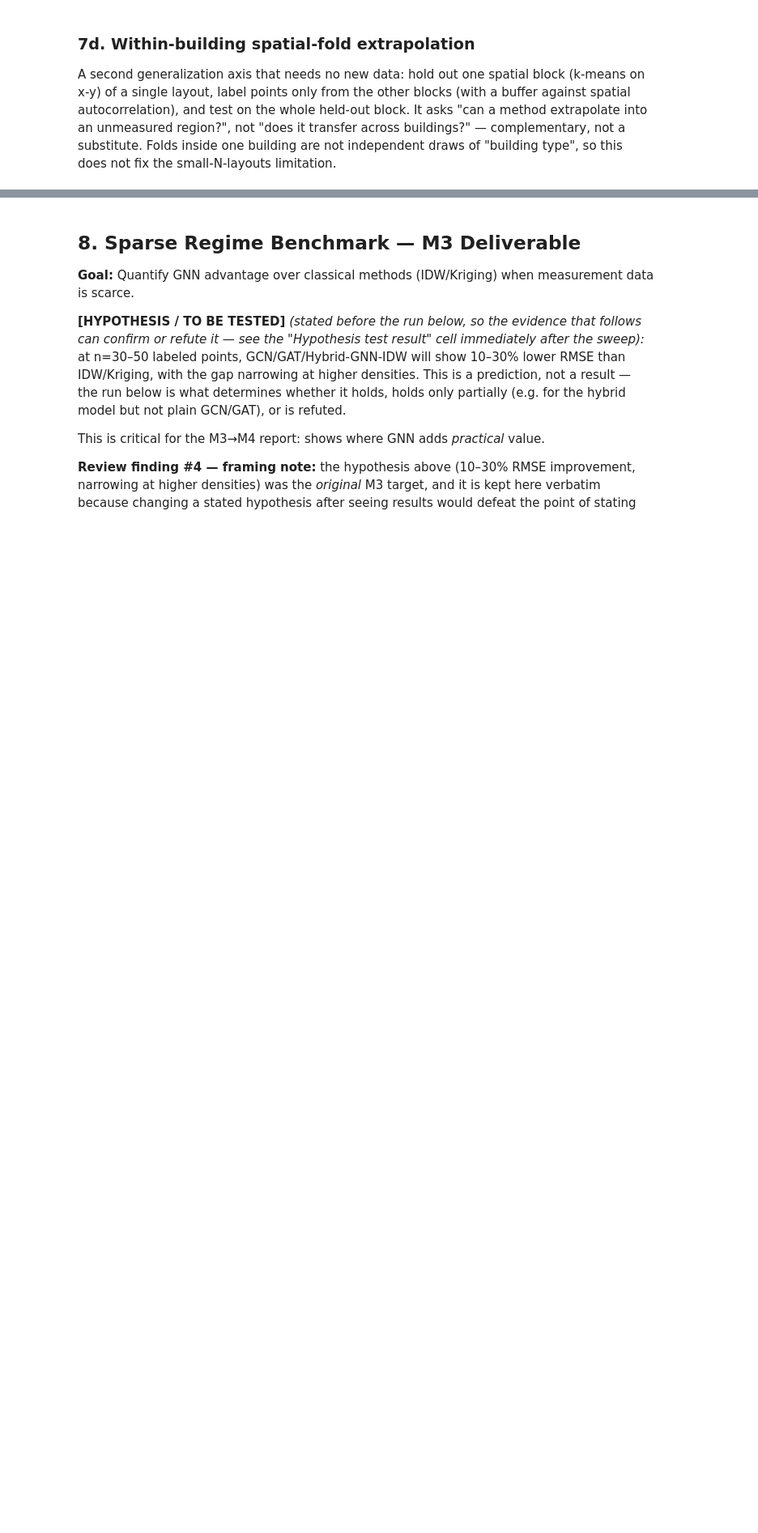
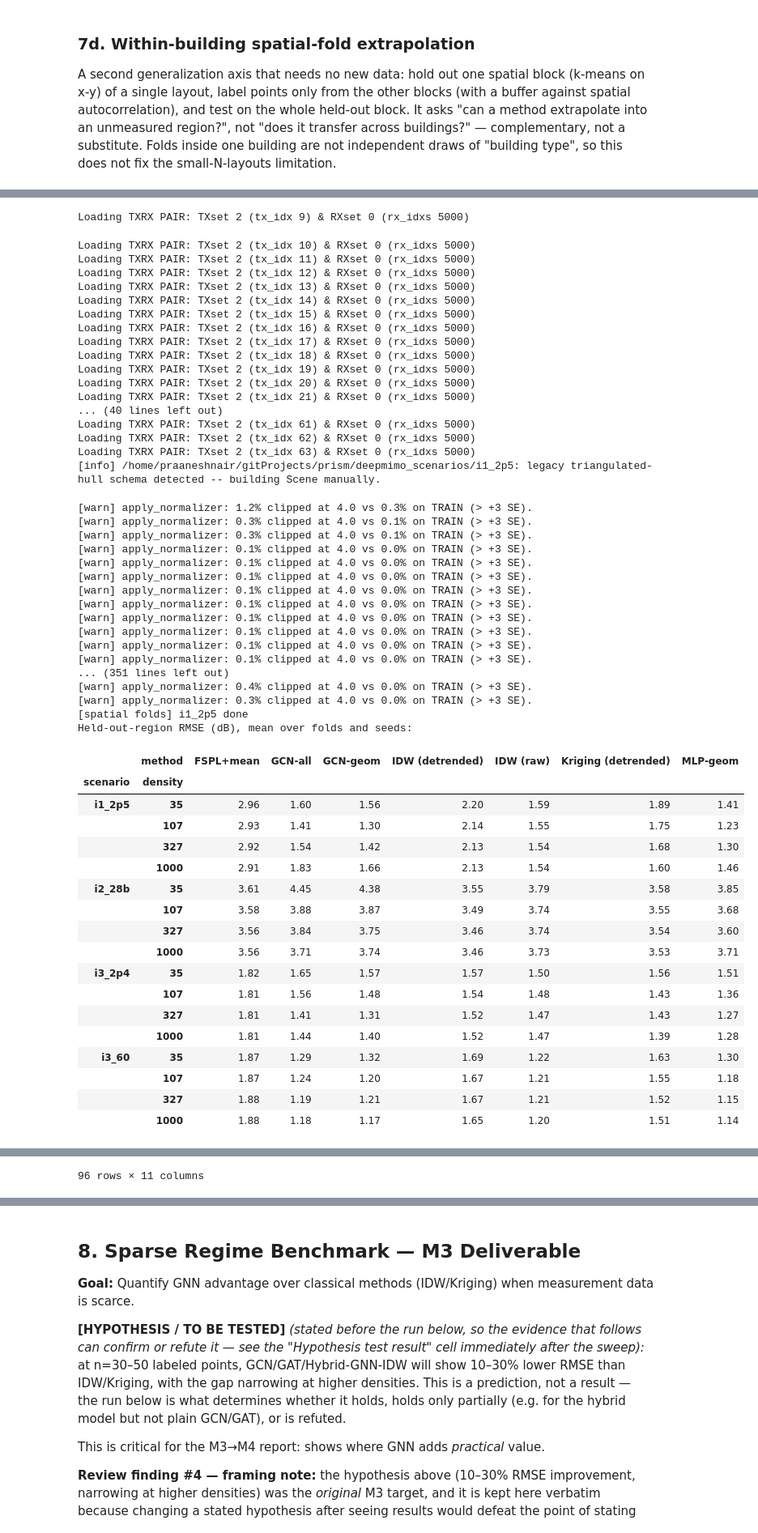
Before and after one commit to CompileArtisan/prism, a Jupyter notebook: radiomap_6g_sweep.ipynb, the cells around one changed output, grey strips where cells are left out. Shown at 81% size. Saved outputs shown, nothing was run; the diff lists cells and outputs as text; code cells hidden in the pictures; blank space fills up the shorter version.

```diff
--- a/radiomap_6g_sweep.ipynb
+++ b/radiomap_6g_sweep.ipynb
@@ -2402,8 +3018,7 @@ def spatial_fold_sweep(scenario_names=None, n_folds=None, densities=None, n_seed
                 if len(cand) < n_lab:
                     print(f"[skip] {scn} fold {fold}: only {len(cand)} candidates < {n_lab}")
                     continue
-                ACTIVE["density"] = n_lab
-                edge_index, edge_weight = BUILDERS[topology](pos)               # knn_k is derived per density
+                edge_index, edge_weight = get_graph(topology, pos, scn, n_lab)  # knn_k is derived per density; cached across folds and seeds
                 for seed in range(n_seeds):
                     tr = np.random.default_rng(seed).permutation(cand)[:n_lab]
 
@@ -2422,6 +3037,7 @@ def spatial_fold_sweep(scenario_names=None, n_folds=None, densities=None, n_seed
                         pred, _ = run_gnn(cls, pos, feats[:, FEATURE_SETS[fs]], rss, freq, edge_index, tr, te,
                                           edge_weight=edge_weight, epochs=epochs, seed=seed)
                         rec(label, pred[te])
+        clear_graph_cache()
         print(f"[spatial folds] {scn} done")
     return pd.DataFrame(rows)
 
@@ -2445,7 +3061,7 @@ def spatial_fold_tests(df, reference="IDW (detrended)", alpha=None):
     return out
 # %%
 %%report
-spatial_df = spatial_fold_sweep()
+spatial_df = par_scn(spatial_fold_sweep, SCN_LIST, densities=tuple(D("density_grid"))[1::2])   # 4 of 8 densities
 print("Held-out-region RMSE (dB), mean over folds and seeds:")
 display(spatial_df.pivot_table(values="rmse", index=["scenario", "density"], columns="method").round(2))
 spatial_tests_df = spatial_fold_tests(spatial_df)
@@ -2460,3 +3076,4 @@ if "fairness_df" in globals():
     pen = (sp - rnd).dropna().rename("spatial_penalty_db").reset_index()
     print("\nSpatial-extrapolation penalty (spatial-fold RMSE - random-split RMSE, same density):")
     display(pen.round(2))
+# %% [output]
@@ -2462,0 +3099,53 @@ if "fairness_df" in globals():
+Loading TXRX PAIR: TXset 2 (tx_idx 9) & RXset 0 (rx_idxs 5000)
+Loading TXRX PAIR: TXset 2 (tx_idx 10) & RXset 0 (rx_idxs 5000)
+Loading TXRX PAIR: TXset 2 (tx_idx 11) & RXset 0 (rx_idxs 5000)
+Loading TXRX PAIR: TXset 2 (tx_idx 12) & RXset 0 (rx_idxs 5000)
+Loading TXRX PAIR: TXset 2 (tx_idx 13) & RXset 0 (rx_idxs 5000)
+Loading TXRX PAIR: TXset 2 (tx_idx 14) & RXset 0 (rx_idxs 5000)
+Loading TXRX PAIR: TXset 2 (tx_idx 15) & RXset 0 (rx_idxs 5000)
+Loading TXRX PAIR: TXset 2 (tx_idx 16) & RXset 0 (rx_idxs 5000)
+Loading TXRX PAIR: TXset 2 (tx_idx 17) & RXset 0 (rx_idxs 5000)
+Loading TXRX PAIR: TXset 2 (tx_idx 18) & RXset 0 (rx_idxs 5000)
+Loading TXRX PAIR: TXset 2 (tx_idx 19) & RXset 0 (rx_idxs 5000)
+Loading TXRX PAIR: TXset 2 (tx_idx 20) & RXset 0 (rx_idxs 5000)
+Loading TXRX PAIR: TXset 2 (tx_idx 21) & RXset 0 (rx_idxs 5000)
+... (40 lines left out)
+Loading TXRX PAIR: TXset 2 (tx_idx 61) & RXset 0 (rx_idxs 5000)
+Loading TXRX PAIR: TXset 2 (tx_idx 62) & RXset 0 (rx_idxs 5000)
+Loading TXRX PAIR: TXset 2 (tx_idx 63) & RXset 0 (rx_idxs 5000)
+[info] /home/praaneshnair/gitProjects/prism/deepmimo_scenarios/i1_2p5: legacy triangulated-hull schema detected -- building Scene manually.
+[warn] apply_normalizer: 1.2% clipped at 4.0 vs 0.3% on TRAIN (> +3 SE).
+[warn] apply_normalizer: 0.3% clipped at 4.0 vs 0.1% on TRAIN (> +3 SE).
+[warn] apply_normalizer: 0.3% clipped at 4.0 vs 0.1% on TRAIN (> +3 SE).
+[warn] apply_normalizer: 0.1% clipped at 4.0 vs 0.0% on TRAIN (> +3 SE).
+[warn] apply_normalizer: 0.1% clipped at 4.0 vs 0.0% on TRAIN (> +3 SE).
+[warn] apply_normalizer: 0.1% clipped at 4.0 vs 0.0% on TRAIN (> +3 SE).
+[warn] apply_normalizer: 0.1% clipped at 4.0 vs 0.0% on TRAIN (> +3 SE).
+[warn] apply_normalizer: 0.1% clipped at 4.0 vs 0.0% on TRAIN (> +3 SE).
+[warn] apply_normalizer: 0.1% clipped at 4.0 vs 0.0% on TRAIN (> +3 SE).
+[warn] apply_normalizer: 0.1% clipped at 4.0 vs 0.0% on TRAIN (> +3 SE).
+[warn] apply_normalizer: 0.1% clipped at 4.0 vs 0.0% on TRAIN (> +3 SE).
+[warn] apply_normalizer: 0.1% clipped at 4.0 vs 0.0% on TRAIN (> +3 SE).
+... (351 lines left out)
+[warn] apply_normalizer: 0.4% clipped at 4.0 vs 0.0% on TRAIN (> +3 SE).
+[warn] apply_normalizer: 0.3% clipped at 4.0 vs 0.0% on TRAIN (> +3 SE).
+[spatial folds] i1_2p5 done
+Held-out-region RMSE (dB), mean over folds and seeds:
+|  | method | FSPL+mean | GCN-all | GCN-geom | IDW (detrended) | IDW (raw) | Kriging (detrended) | MLP-geom |
+| scenario | density |  |  |  |  |  |  |  |
+| i1_2p5 | 35 | 2.96 | 1.60 | 1.56 | 2.20 | 1.59 | 1.89 | 1.41 |
+|  | 107 | 2.93 | 1.41 | 1.30 | 2.14 | 1.55 | 1.75 | 1.23 |
+|  | 327 | 2.92 | 1.54 | 1.42 | 2.13 | 1.54 | 1.68 | 1.30 |
+|  | 1000 | 2.91 | 1.83 | 1.66 | 2.13 | 1.54 | 1.60 | 1.46 |
+| i2_28b | 35 | 3.61 | 4.45 | 4.38 | 3.55 | 3.79 | 3.58 | 3.85 |
+|  | 107 | 3.58 | 3.88 | 3.87 | 3.49 | 3.74 | 3.55 | 3.68 |
+|  | 327 | 3.56 | 3.84 | 3.75 | 3.46 | 3.74 | 3.54 | 3.60 |
+|  | 1000 | 3.56 | 3.71 | 3.74 | 3.46 | 3.73 | 3.53 | 3.71 |
+| i3_2p4 | 35 | 1.82 | 1.65 | 1.57 | 1.57 | 1.50 | 1.56 | 1.51 |
+|  | 107 | 1.81 | 1.56 | 1.48 | 1.54 | 1.48 | 1.43 | 1.36 |
+|  | 327 | 1.81 | 1.41 | 1.31 | 1.52 | 1.47 | 1.43 | 1.27 |
+|  | 1000 | 1.81 | 1.44 | 1.40 | 1.52 | 1.47 | 1.39 | 1.28 |
+| i3_60 | 35 | 1.87 | 1.29 | 1.32 | 1.69 | 1.22 | 1.63 | 1.30 |
+|  | 107 | 1.87 | 1.24 | 1.20 | 1.67 | 1.21 | 1.55 | 1.18 |
+|  | 327 | 1.88 | 1.19 | 1.21 | 1.67 | 1.21 | 1.52 | 1.15 |
+|  | 1000 | 1.88 | 1.18 | 1.17 | 1.65 | 1.20 | 1.51 | 1.14 |
@@ -2462,0 +3164 @@ if "fairness_df" in globals():
+96 rows × 11 columns
```
Also changed, not shown: parts of 49 cells of this notebook, 1 other file.
